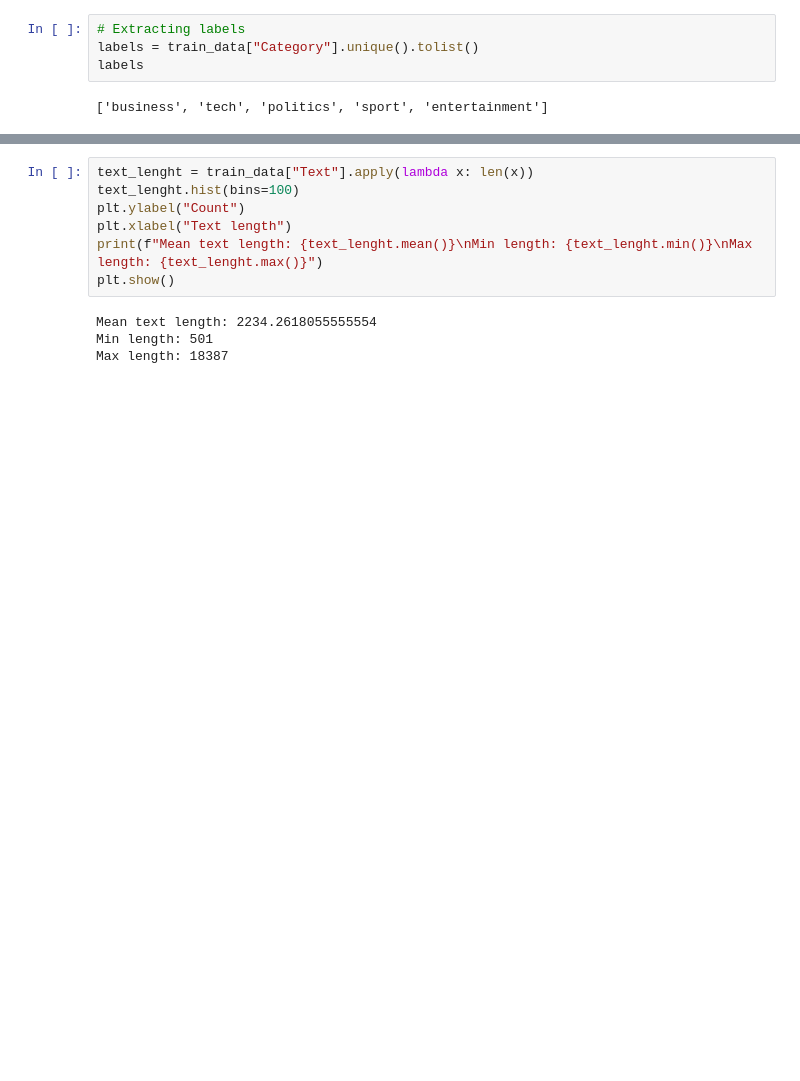
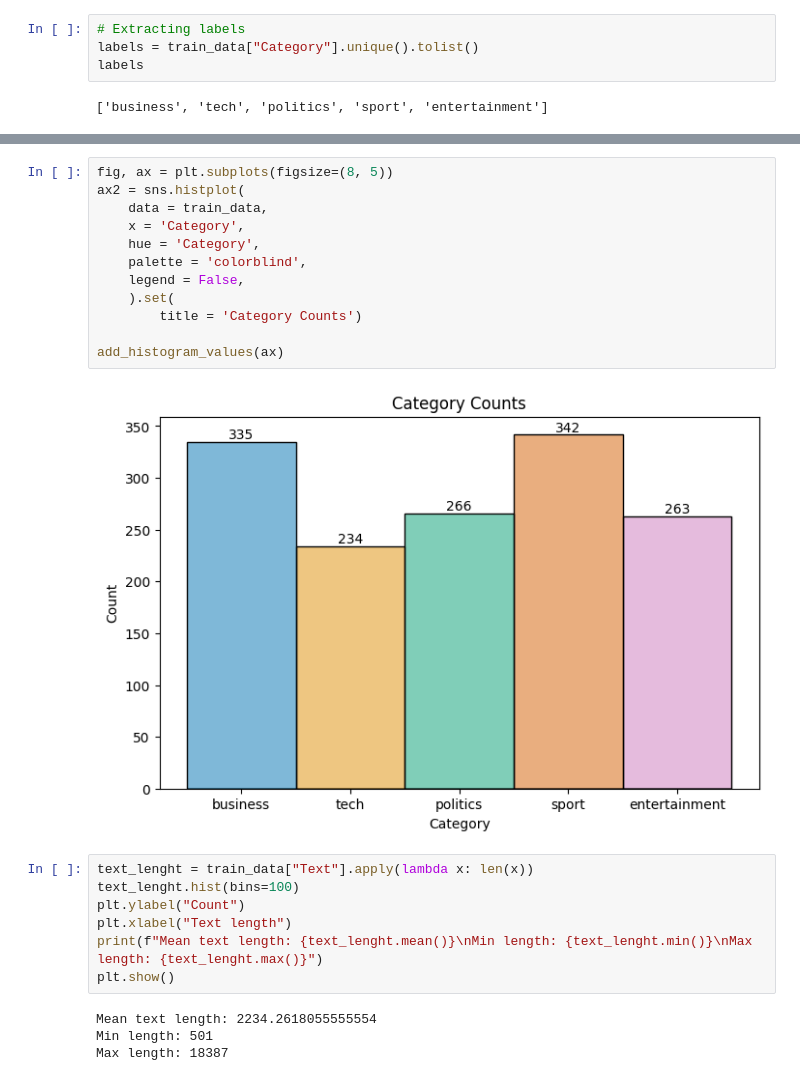
Before and after one commit to yasuomaidana/introduction-to-machine-learning, a Jupyter notebook: Unsupervised Algorithms in Machine Learning/BBC News Classification/BBC text classification.ipynb, the cells around one changed output, grey strips where cells are left out. Drawn from its saved outputs; the diff is of its cells as text; blank space fills up the shorter version.

```diff
--- a/Unsupervised Algorithms in Machine Learning/BBC News Classification/BBC text classification.ipynb
+++ b/Unsupervised Algorithms in Machine Learning/BBC News Classification/BBC text classification.ipynb
@@ -103,3 +192,17 @@ Mean:  298.0
+# %%
+fig, ax = plt.subplots(figsize=(8, 5))
+ax2 = sns.histplot(
+    data = train_data,
+    x = 'Category',
+    hue = 'Category',
+    palette = 'colorblind',
+    legend = False,
+    ).set(
+        title = 'Category Counts')
+
+add_histogram_values(ax)
+# %% [output]
+[figure, added]
 # %%
 text_lenght = train_data["Text"].apply(lambda x: len(x))
 text_lenght.hist(bins=100)
```
Also changed, not shown: parts of 13 cells of this notebook.
